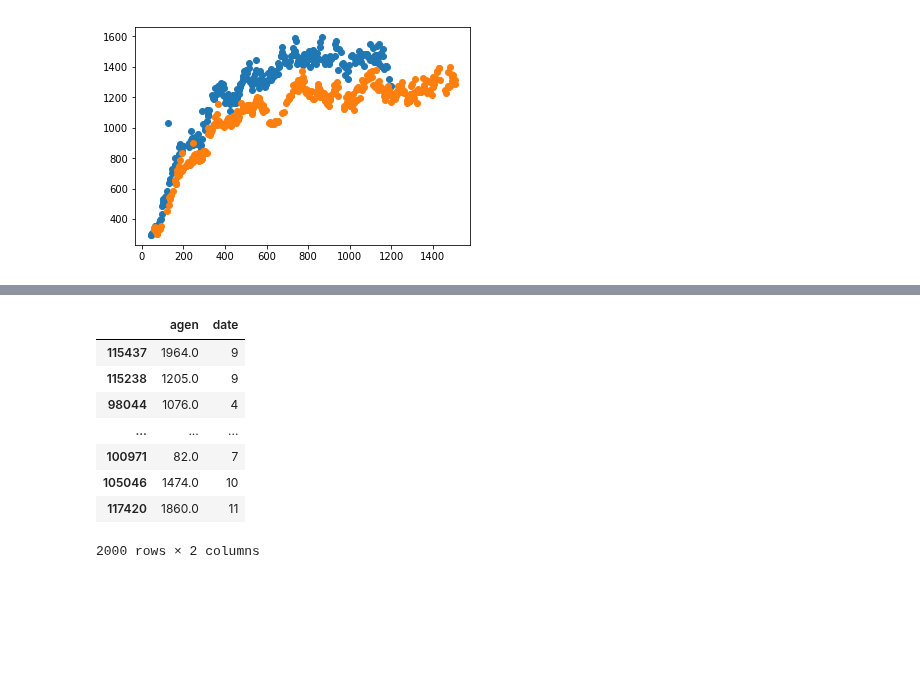
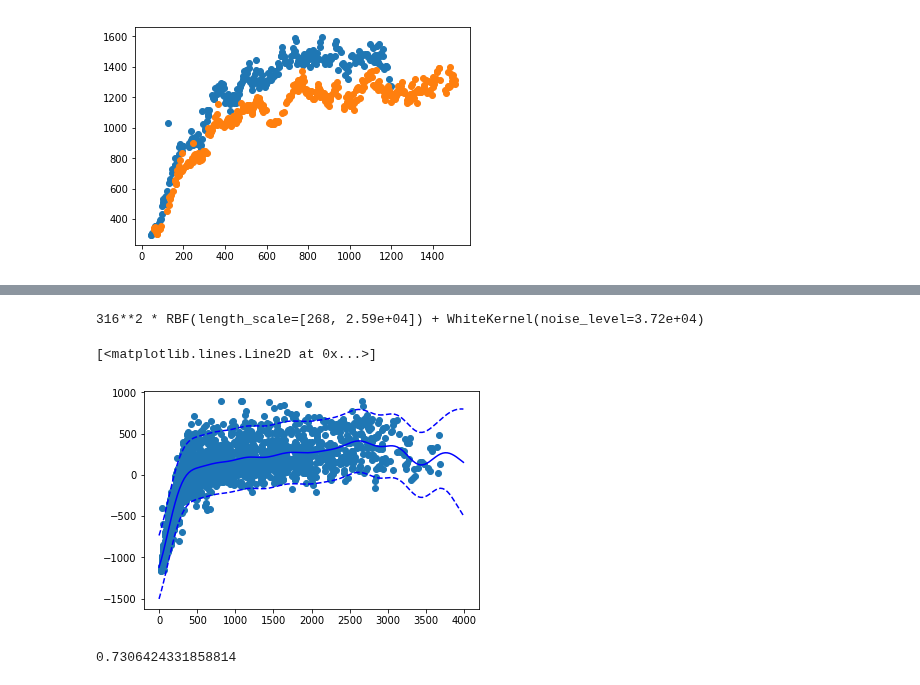
Before and after one commit to DAWells/DAWells.github.io, a Jupyter notebook: analyses/weight_time/Gaussian_process/gaussian_process.ipynb, the cells around one changed output, grey strips where cells are left out. Cells and saved outputs as stored; diff of their text form; code cells hidden in the pictures; blank space fills up the shorter version.

```diff
--- a/analyses/weight_time/Gaussian_process/gaussian_process.ipynb
+++ b/analyses/weight_time/Gaussian_process/gaussian_process.ipynb
@@ -63,6 +78,9 @@ data = data.dropna(subset=["weight", "age"])
 #Remove outright outliers.
 data = data[(data.weight < 4000) & (data.age > pd.Timedelta(0))]
 
+#Mean centre weight
+data['weightc'] = data.weight - data.weight.mean()
+
 #For the R functions, working for timeseries requires at most a single point per day per individual.
 #Therefore we have to remove any within day duplications of individuals.
 #Data single record
@@ -153,7 +128,11 @@ plt.plot(p_age,sigmacx)
 # %%
-#Fit gp to both age and date with a constant and exponential kernal
-kadc = ConstantKernel(1, (1e-2,1e2))*RBF(10, (1e-2,1e3))
-gpadc = GaussianProcessRegressor(kernel=kadc, alpha=10, n_restarts_optimizer=9)
-gpadc.fit(train[['agen', 'daten']].values, train.weight.values)
+#Fit gp to both age and month with a constant and exponential kernal
+
+am = pd.concat([train.agen, train.date.dt.month], axis=1)
+am.columns = ["agen", "monthn"]
+
+kamc = ConstantKernel(1, (1e-5,1e5))*RBF([10,10], (1e-5,1e5)) +WhiteKernel()
+gpamc = GaussianProcessRegressor(kernel=kamc, alpha=10, n_restarts_optimizer=9)
+gpamc.fit(am.values, train.weightc.values)
 # %% [output]
 GaussianProcessRegressor(alpha=10, copy_X_train=True,
@@ -171,10 +141,0 @@ plt.plot(train.agen, padc, "go")
-# %%
-#Fit gp to both age and month with a constant and exponential kernal
-
-am = pd.concat([train.agen, train.date.dt.month], axis=1)
-am.columns = ["agen", "monthn"]
-
-
-kamc = ConstantKernel(1, (1e-2,1e2))*RBF(10, (1e-2,1e3))
-gpamc = GaussianProcessRegressor(kernel=kamc, alpha=10, n_restarts_optimizer=9)
-gpamc.fit(am.values, train.weight.values)
@@ -194,12 +141,0 @@ plt.plot(am.agen, pamc, "go")
-# %%
-pd.concat([train.agen, train.date.dt.month], axis=1)
-# %% [output]
-|  | agen | date |
-| 115437 | 1964.0 | 9 |
-| 115238 | 1205.0 | 9 |
-| 98044 | 1076.0 | 4 |
-| ... | ... | ... |
-| 100971 | 82.0 | 7 |
-| 105046 | 1474.0 | 10 |
-| 117420 | 1860.0 | 11 |
-2000 rows × 2 columns
@@ -219,0 +142,26 @@ pd.concat([train.agen, train.date.dt.month], axis=1)
+# %%
+print(gpamc.kernel_)
+# %% [output]
+316**2 * RBF(length_scale=[268, 2.59e+04]) + WhiteKernel(noise_level=3.72e+04)
+# %%
+p_age = pd.Series(range(0,4000,30))
+p_m = pd.Series(1).repeat(p_age.shape[0])
+p_m.index=p_age.index
+p_am = pd.concat([p_age,p_m], axis=1)
+
+pamc, sigmamc = gpamc.predict(p_am, return_std=True)
+
+plt.plot(train.agen, train.weightc, "o")
+plt.plot(p_age, pamc, "b-")
+plt.plot(p_age, pamc+(1.96*sigmamc), "b--")
+plt.plot(p_age, pamc-(1.96*sigmamc), "b--")
+# %% [output]
+[<matplotlib.lines.Line2D at 0x...>]
+[figure, added]
+# %%
+am_val = pd.concat([val.agen, val.date.dt.month], axis=1)
+am_val.columns = ["agen", "monthn"]
+
+print(gpamc.score(am_val.values, val.weightc))
+# %% [output]
+0.7306424331858814
```
Also changed, not shown: parts of 19 cells of this notebook.
